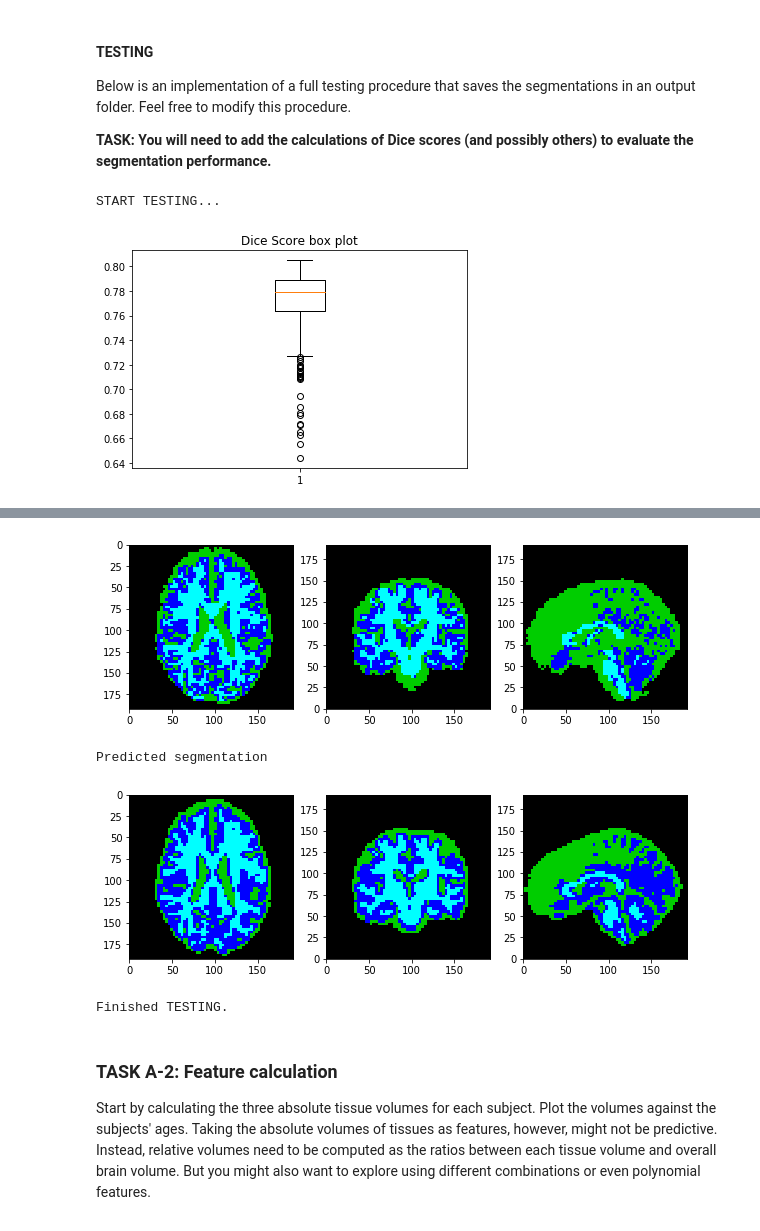
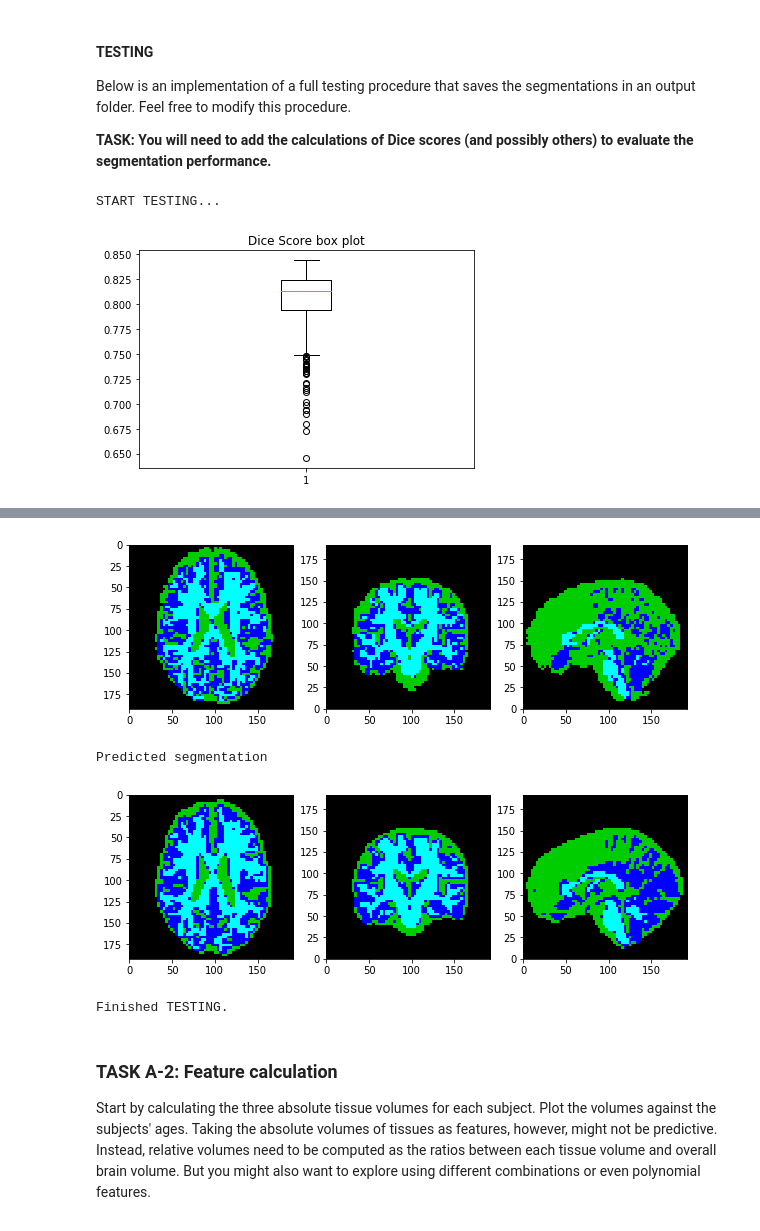
Before and after one commit to ClaraGila/MLICoursework, a Jupyter notebook: CW-Brain-Age-PartC.ipynb, the cells around one changed output, grey strips where cells are left out. Saved outputs shown, nothing was run; the diff lists cells and outputs as text; code cells hidden in the pictures.

```diff
--- a/CW-Brain-Age-PartC.ipynb
+++ b/CW-Brain-Age-PartC.ipynb
@@ -443,8 +461,12 @@ class ModSimpleNet3D(nn.Module):
         super(ModSimpleNet3D, self).__init__()
         self.conv1 = nn.Conv3d(1, 4, kernel_size=3, padding=1)
         self.conv2 = nn.Conv3d(4, 8, kernel_size=3, padding=1)
-        self.conv3 = nn.Conv3d(8, 4, kernel_size=3, padding=1)
-        self.conv4 = nn.Conv3d(4, num_classes, kernel_size=3, padding=1)
+        self.conv3 = nn.Conv3d(8, 16, kernel_size=3, padding=1)
+        self.conv4 = nn.Conv3d(16, 32, kernel_size=3, padding=1)
+        self.conv5 = nn.Conv3d(32, 16, kernel_size=3, padding=1)
+        self.conv6 = nn.Conv3d(16, 8, kernel_size=3, padding=1)
+        self.conv7 = nn.Conv3d(8, 4, kernel_size=3, padding=1)
+        self.conv8 = nn.Conv3d(4, num_classes, kernel_size=3, padding=1)
 
     def forward(self, x):
         # print("x intial shape is " + str(x.shape)) # 2, 1, 64, 64, 64
@@ -453,8 +475,13 @@ class ModSimpleNet3D(nn.Module):
         x = F.relu(self.conv2(x))
         # print("x after second is " + str(x.shape)) # 2, 8, 64, 64, 64
         x = F.relu(self.conv3(x))
+        x = F.relu(self.conv4(x))
+        x = F.relu(self.conv5(x))
+        x = F.relu(self.conv6(x))
+        x = F.relu(self.conv7(x))
+
         # print("x after third is " + str(x.shape)) # 2, 4, 64, 64, 64
-        x = self.conv4(x)
+        x = self.conv8(x)
         # print("x after forth is " + str(x.shape)) # 2, 4, 64, 64, 64
         res =  F.log_softmax(x, dim=1)
         # print("x before ret is " + str(res.shape)) # 2, 4, 64, 64, 64
@@ -523,7 +555,9 @@ optimizer = torch.optim.Adam(model.parameters(), lr=learning_rate)
 loss_train_log = []
 loss_val_log = []
 epoch_val_log = []
-num_epochs = 50
+num_epochs = 100
+learning_rate = 0.001
+batch_size = 10
 matters={
   'CSF': 1,
   'GM': 2,
@@ -779,6 +829,9 @@ loss_test = 0
 sum_pts = 0
 idx_test = 0
 dice_scores = []
+num_epochs = 100
+learning_rate = 0.001
+batch_size = 10
 dice_scores_by_parts = {
   'CSF' : [],
   'GM' : [],
@@ -808,31 +861,31 @@ with torch.no_grad():
         sample = dataset_test.get_sample(idx_test)
         name = dataset_test.get_seg_name(idx_test)
         prediction = sitk.GetImageFromArray(prd.cpu().squeeze().numpy().astype(np.uint8))
         prediction.CopyInformation(sample['seg'])
         sitk.WriteImage(prediction, os.path.join(pred_dir, name))
 
         idx_test += 1
 
 
 loss_test /= sum_pts
 fig1, ax1 = plt.subplots()
 ax1.set_title('Dice Score box plot')
 ax1.boxplot(dice_scores)
 plt.show()
 
 print('+ TESTING \tLoss: {:.6f}, \tOverall Dice Score: {}'.format(loss_test, np.mean(dice_scores)))
 print('Dice score for...')
 for matter, scores in dice_scores_by_parts.items():
       print('{}: {}\t'.format(matter, np.mean(scores)), end = '')
 print()
 
 # Show last testing sample as an example
 print('\n\nReference segmentation')
 display_image(sitk.LabelToRGB(sample['seg']))
 print('Predicted segmentation')
 display_image(sitk.LabelToRGB(prediction))
 
 print('\nFinished TESTING.')
 # %% [output]
 START TESTING...
-[figure, old version]
+[figure, new version]
@@ -844,7 +897,7 @@ CSF: 0.707252319743876  GM: 0.8266594913831832  WM: 0.8118769724789601
 Reference segmentation
 [figure]
 Predicted segmentation
-[figure, old version]
+[figure, new version]
 Finished TESTING.
 # %% [markdown]
 ### TASK A-2: Feature calculation
```
Also changed, not shown: parts of 17 cells of this notebook.
